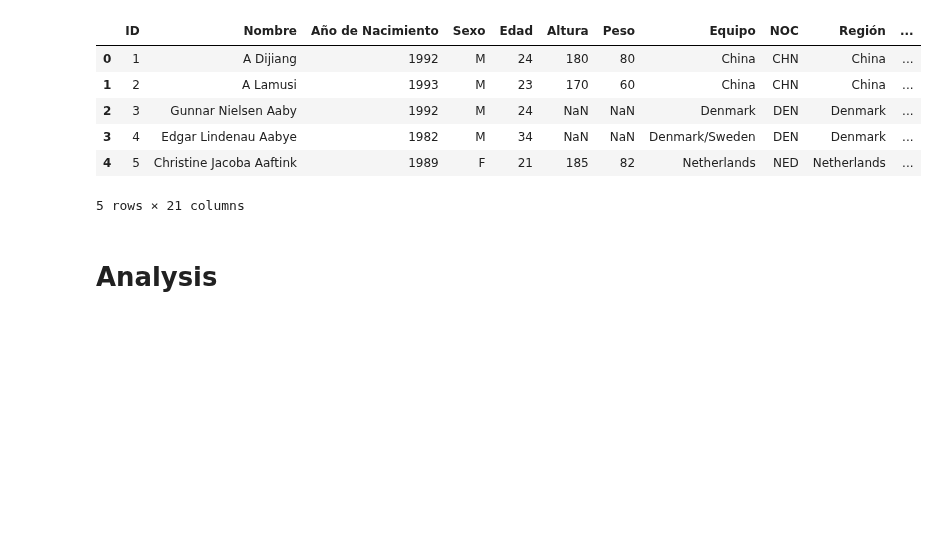
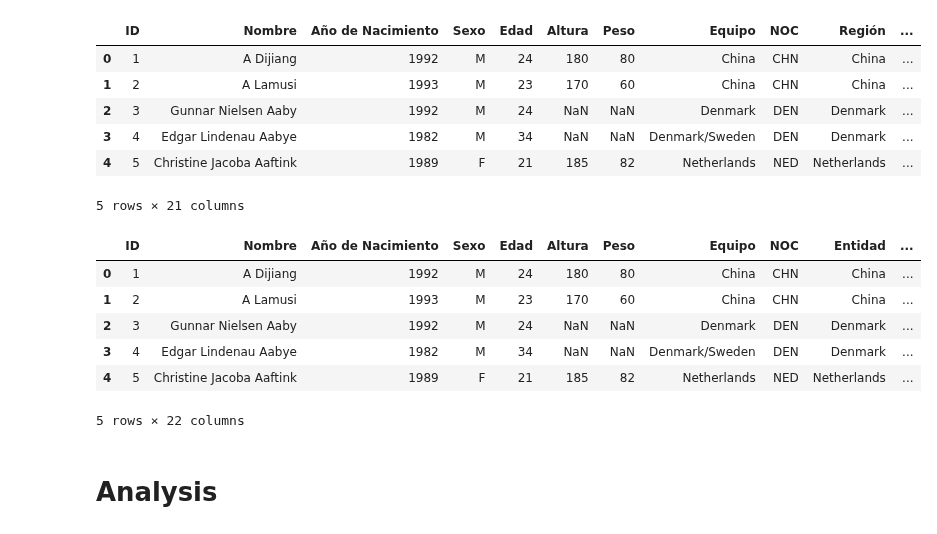
Before and after one commit to agutierrezmorag/olympic-games-datamart, a Jupyter notebook: olympics.ipynb, the cells around one changed output. Drawn from its saved outputs; the diff is of its cells as text; code cells hidden in the pictures; blank space fills up the shorter version.

```diff
--- a/olympics.ipynb
+++ b/olympics.ipynb
@@ -612,6 +612,29 @@ ol_data.loc[ol_data["Región"] == "Yemen", "Región (ISO)"] = "YEM"
 # %%
 # show entries with nan values in the region (iso) column and save it to a file
 ol_data[ol_data["Región (ISO)"].isna()].to_csv("datasets/missing_regions.csv", index=False)
+# %%
+# add a Entidad column that is read from another file, based on the noc code
+entidades = pd.read_csv("datasets/noc_regions.csv")[['NOC', 'noc_full']]
+ol_data = ol_data.merge(entidades, on="NOC", how="left")
+
+# rename the column to entidad
+ol_data = ol_data.rename(columns={"noc_full": "Entidad"})
+
+# move the entidad column to after the noc column
+column_order = ol_data.columns.tolist()
+noc_index = column_order.index("NOC")
+column_order.insert(noc_index + 1, column_order.pop(column_order.index("Entidad")))
+ol_data = ol_data[column_order]
+
+ol_data.head()
+# %% [output]
+|  | ID | Nombre | Año de Nacimiento | Sexo | Edad | Altura | Peso | Equipo | NOC | Entidad | ... |
+| 0 | 1 | A Dijiang | 1992 | M | 24 | 180 | 80 | China | CHN | China | ... |
+| 1 | 2 | A Lamusi | 1993 | M | 23 | 170 | 60 | China | CHN | China | ... |
+| 2 | 3 | Gunnar Nielsen Aaby | 1992 | M | 24 | NaN | NaN | Denmark | DEN | Denmark | ... |
+| 3 | 4 | Edgar Lindenau Aabye | 1982 | M | 34 | NaN | NaN | Denmark/Sweden | DEN | Denmark | ... |
+| 4 | 5 | Christine Jacoba Aaftink | 1989 | F | 21 | 185 | 82 | Netherlands | NED | Netherlands | ... |
+5 rows × 22 columns
 # %%
 # save the modified data to a new csv file
 ol_data.to_csv("datasets/olympics-spanish.csv", index=False)
```
Also changed, not shown: 2 other files.
